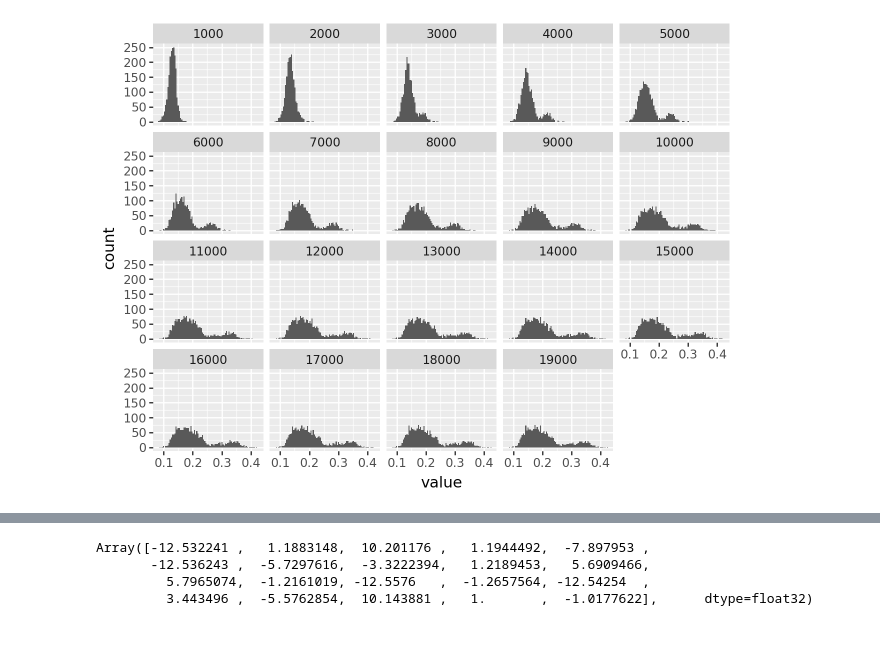
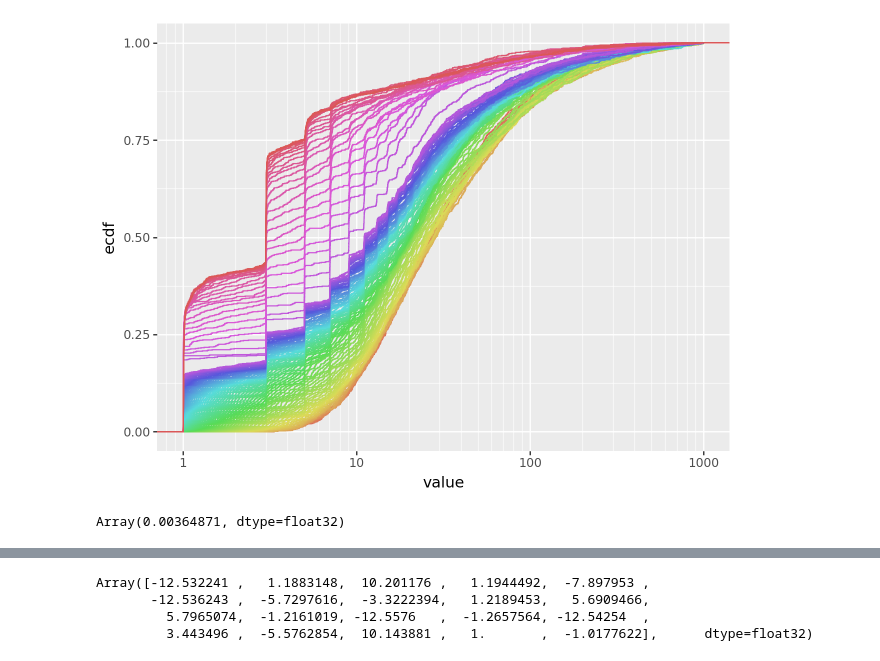
Before and after one commit to dashstander/deep-parity, a Jupyter notebook: analysis_jax.ipynb, the cells around one changed output, grey strips where cells are left out. Drawn from its saved outputs; the diff is of its cells as text; code cells hidden in the pictures.

```diff
--- a/analysis_jax.ipynb
+++ b/analysis_jax.ipynb
@@ -94,10 +97,0 @@ print(w[sorted_inds] / min_val)
-# %%
-import random
-
-key, subkey = jax.random.split(key)
-
-idx = random.randint(0, 2047)
-w = jax.random.normal(subkey, (20,))
-min_val = jnp.abs(w).min()
-sorted_inds = jnp.argsort(jnp.abs(w))
-print(w[sorted_inds] / min_val)
@@ -122,7 +164,9 @@ def integer_proximity(numbers):
         "rms_distance": rms_distance,
         "max_distance": max_distance
     }
+
+
+def max_min_ratio(tensor):
+    max_val = jnp.abs(tensor).max(axis=1)
+    min_val = jnp.abs(tensor).min(axis=1)
+    return max_val / min_val
-# %%
-
-
-df = pl.DataFrame(jax.tree.map(lambda x: np.array(x), integer_proximity(model.linear.weight)))
@@ -129,9 +195,13 @@ df = pl.DataFrame(jax.tree.map(lambda x: np.array(x), integer_proximity(model.li
 # %%
 data = []
-for step in range(1000, 51000, 1000):
-    model = try_load_checkpoint(template, bucket_name, config, step)
-    df = pl.DataFrame(jax.tree.map(lambda x: np.array(x), integer_proximity(model.linear.weight)))
-    df = df.with_columns(step=pl.lit(step)).with_row_index()
-    data.append(df)
+steps = list(range(0, 2000, 20)) + list(range(1000, 30001, 1000))
+for seed in range(8):
+    config['seed'] = seed
+    for step in steps:
+        model = try_load_checkpoint(template, bucket_name, config, step)
+        ckpt_data = np.array(max_min_ratio(model.linear.weight))
+        df = pl.DataFrame({'max_min_ratio': ckpt_data})
+        df = df.with_columns(step=pl.lit(step), seed=pl.lit(seed)).with_row_index()
+        data.append(df)
 
-integral_df = pl.concat(data, how='vertical').unpivot(index=['step', 'index'])
+weight_df = pl.concat(data, how='vertical').unpivot(index=['step', 'seed', 'index'])
@@ -165,5 +208,7 @@ shape: (50, 3)
-# %%
-
-ggplot(integral_df.filter(pl.col('variable').eq('rms_distance')).filter(pl.col('step') < 20_000), aes(x='value')) + geom_histogram() + facet_wrap('~step')
-# %% [output]
-[figure, removed]
+# %%
+from plotnine import ggplot, aes, theme, labs, geom_histogram, facet_wrap, stat_ecdf, scale_x_log10
+df = weight_df.filter(pl.col('value').le(1000))
+
+ggplot(df, aes(x='value', color='factor(step)')) + stat_ecdf(show_legend=False) + scale_x_log10()
+# %% [output]
+[figure, added]
@@ -169,0 +252,20 @@ ggplot(integral_df.filter(pl.col('variable').eq('rms_distance')).filter(pl.col('
+# %%
+def compute_loss(model, batch_x, batch_y):
+    pred = model(batch_x)
+
+    targets_one_hot = jax.nn.one_hot(
+        (batch_y == 1.).astype(int),
+        num_classes=2
+    )
+
+    loss = optax.softmax_cross_entropy(
+        pred,
+        targets_one_hot
+    )
+
+    # Compute entropy of predictions
+    return loss
+
+compute_loss(model, cube[1], parities[1])
+# %% [output]
+Array(0.00364871, dtype=float32)
```
Also changed, not shown: parts of 17 cells of this notebook.
